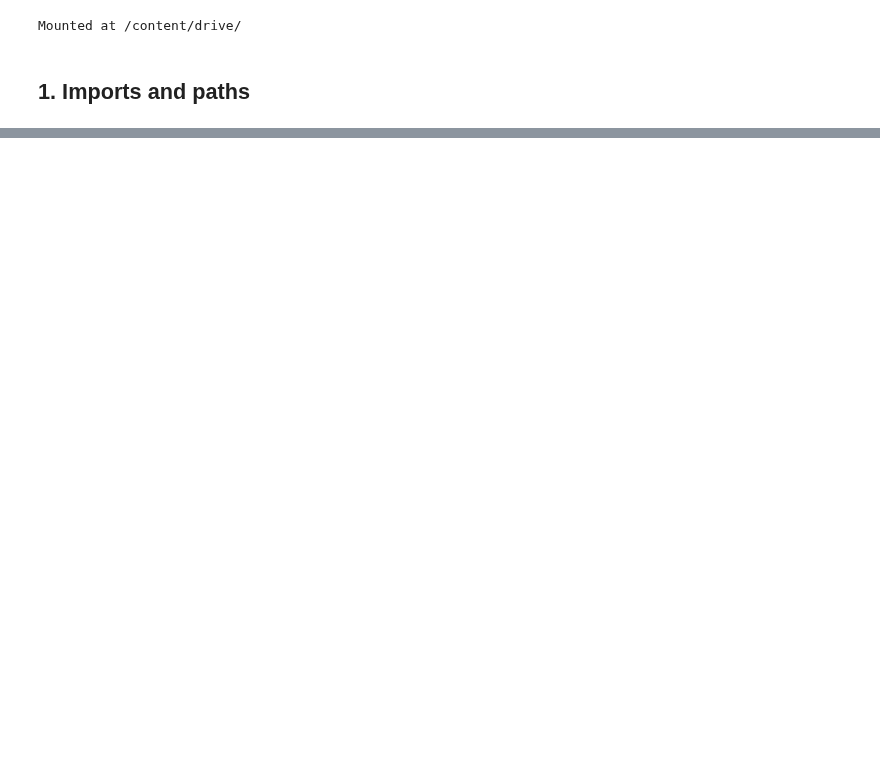
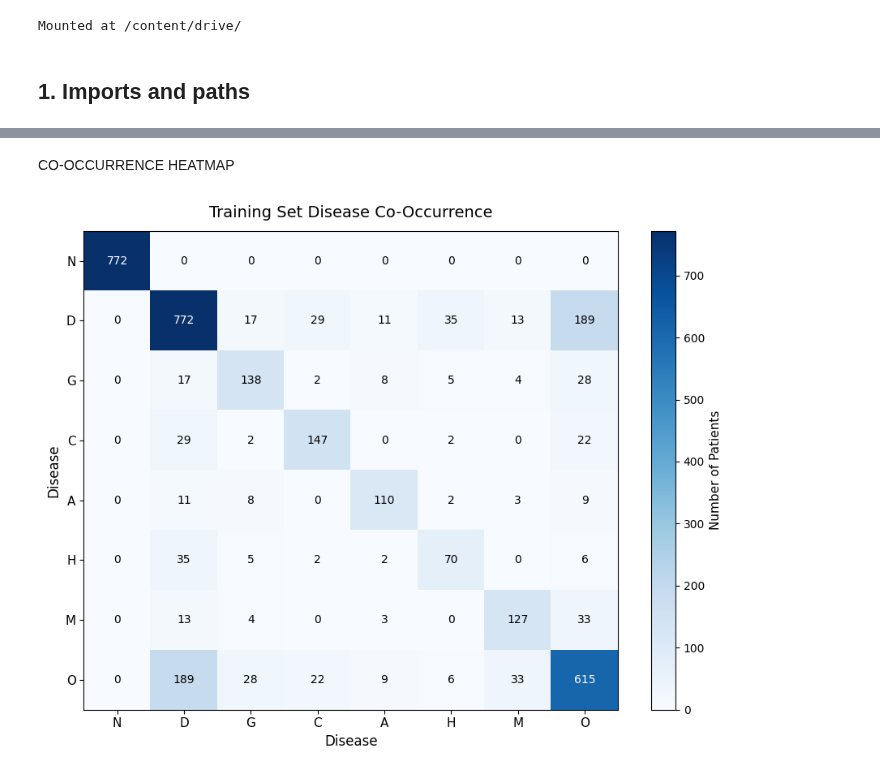
Before and after one commit to aqsamajjeed/QCDP-BiFormer, a Jupyter notebook: Data Balancing.ipynb, the cells around one changed output, grey strips where cells are left out. Saved outputs shown, nothing was run; the diff lists cells and outputs as text; code cells hidden in the pictures; blank space fills up the shorter version.

```diff
--- a/Data Balancing.ipynb
+++ b/Data Balancing.ipynb
@@ -349,0 +291,9 @@ Batch labels shape: torch.Size([32])
+# %%
+# Matrix multiplication gives the number of patients
+# where each pair of diseases occurs together.
+
+cooccurrence_matrix = train_df[label_cols].T.dot(
+    train_df[label_cols]
+)
+
+display(cooccurrence_matrix)
@@ -349,0 +310,70 @@ Batch labels shape: torch.Size([32])
+# %% [markdown]
+
+ CO-OCCURRENCE HEATMAP
+# %%
+import matplotlib.pyplot as plt
+
+plt.figure(figsize=(9, 7))
+
+plt.imshow(
+    cooccurrence_matrix.values,
+    cmap="Blues",          # Changed to a cleaner blue palette
+    aspect="auto"
+)
+
+# Axis labels
+plt.xticks(
+    range(len(label_cols)),
+    label_cols,
+    fontsize=11
+)
+
+plt.yticks(
+    range(len(label_cols)),
+    label_cols,
+    fontsize=11
+)
+
+plt.xlabel("Disease", fontsize=12)
+plt.ylabel("Disease", fontsize=12)
+
+plt.title(
+    "Training Set Disease Co-Occurrence",
+    fontsize=14,
+    pad=12
+)
+
+# Color bar
+cbar = plt.colorbar()
+cbar.set_label(
+    "Number of Patients",
+    fontsize=11
+)
+
+# Add numerical values
+for i in range(len(label_cols)):
+    for j in range(len(label_cols)):
+
+        value = cooccurrence_matrix.iloc[i, j]
+
+        # Use white text for darker cells
+        # and black text for lighter cells
+        if value > cooccurrence_matrix.values.max() * 0.45:
+            text_color = "white"
+        else:
+            text_color = "black"
+
+        plt.text(
+            j,
+            i,
+            str(value),
+            ha="center",
+            va="center",
+            color=text_color,
+            fontsize=10
+        )
+
+plt.tight_layout()
+plt.show()
+# %% [output]
+[figure, added]
```
Also changed, not shown: parts of 61 cells of this notebook.
